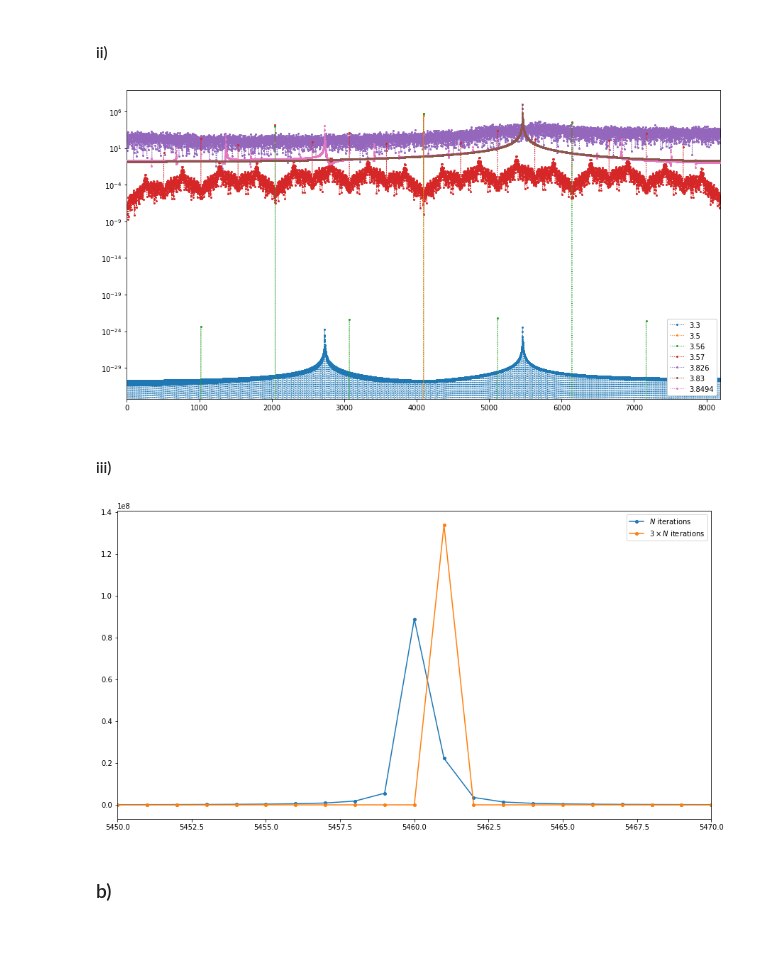
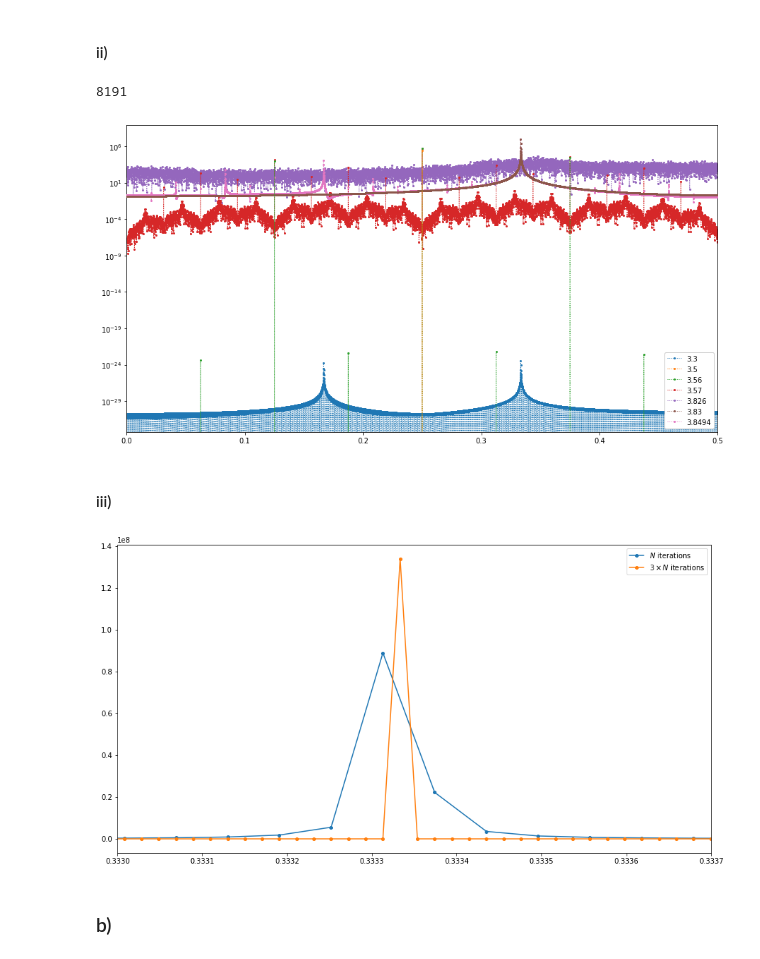
Before and after one commit to ManshaP/CCEES, a Jupyter notebook: exercise_3/2_spectrum_of_logistic_map.ipynb, the cells around one changed output. Cells and saved outputs as stored; diff of their text form; code cells hidden in the pictures.

```diff
--- a/exercise_3/2_spectrum_of_logistic_map.ipynb
+++ b/exercise_3/2_spectrum_of_logistic_map.ipynb
@@ -54,6 +54,12 @@ spectra = {}
 for mu, seq in sequences.items():
     spec = np.fft.rfft(seq)[1:-1]
     spectra[mu] = np.abs(spec)**2
+
+freq = np.fft.rfftfreq(iters)[1:-1]
+# %%
+len(freq)
+# %% [output]
+8191
 # %%
 fig = plt.figure()
 ax = plt.subplot()
@@ -61,15 +67,15 @@ ax = plt.subplot()
 mu_order = [3.826, 3.57, 3.3, 3.8494, 3.83, 3.56, 3.5]
 
 for mu, spec in spectra.items():
-    ax.plot(spec, label=mu, linestyle='dotted', marker='.', markersize=4, linewidth=1, zorder=mu_order.index(mu))
+    ax.plot(freq, spec, label=mu, linestyle='dotted', marker='.', markersize=4, linewidth=1, zorder=mu_order.index(mu))
 ax.legend(loc=4, framealpha=1)
 ax.set_yscale('log')
-ax.set_xlim(0, (iters/2)+1)
+ax.set_xlim(0, freq[-1])
 
 fig.set_size_inches(15,8)
 plt.show()
 # %% [output]
-[figure, old version]
+[figure, new version]
 # %% [markdown]
 #### iii)
 # %%
@@ -80,21 +86,22 @@ iters = 3 * 2**14
 # %%
 seq = logistic_seq(mu, u0, iters, windup)
 spec = np.abs(np.fft.rfft(seq))[1:-1]**2
+new_freq = np.fft.rfftfreq(iters)[1:-1]
 # %%
 fig = plt.figure()
 ax = plt.subplot()
 
-ax.plot(spectra[3.83]*9, marker='.', markersize=8, label=r'$N$ iterations')
-ax.plot(spec[::3], marker='.', markersize=8, label=r'$3 \times N$ iterations')
+ax.plot(freq, spectra[3.83]*9, marker='.', markersize=8, label=r'$N$ iterations')
+ax.plot(new_freq, spec, marker='.', markersize=8, label=r'$3 \times N$ iterations')
 
 ax.legend()
 
-ax.set_xlim(5450, 5470)
+ax.set_xlim(.333, .3337)
 
 fig.set_size_inches(15,8)
 plt.show()
 # %% [output]
-[figure, old version]
+[figure, new version]
 # %% [markdown]
 ### b)
 # %%
```
Also changed, not shown: parts of 2 cells of this notebook.
